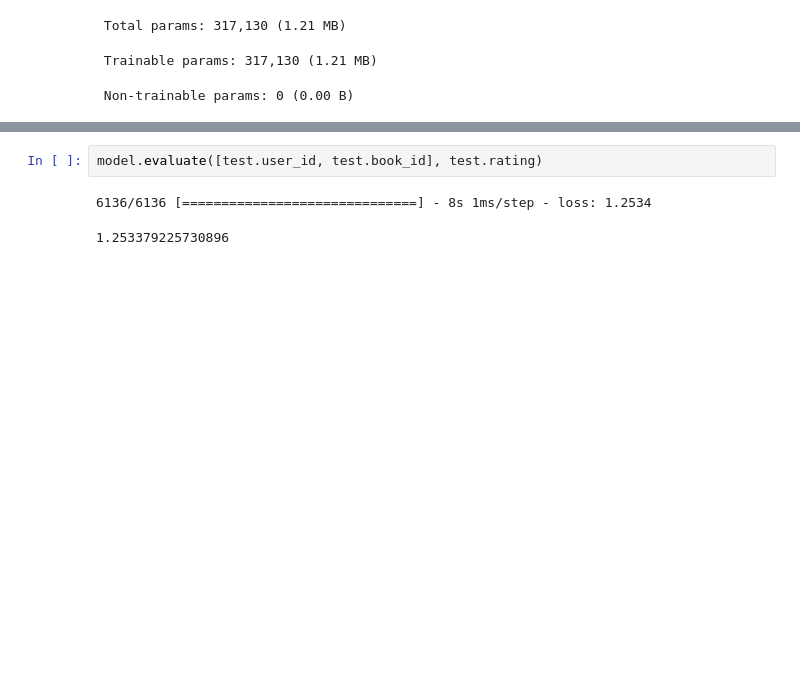
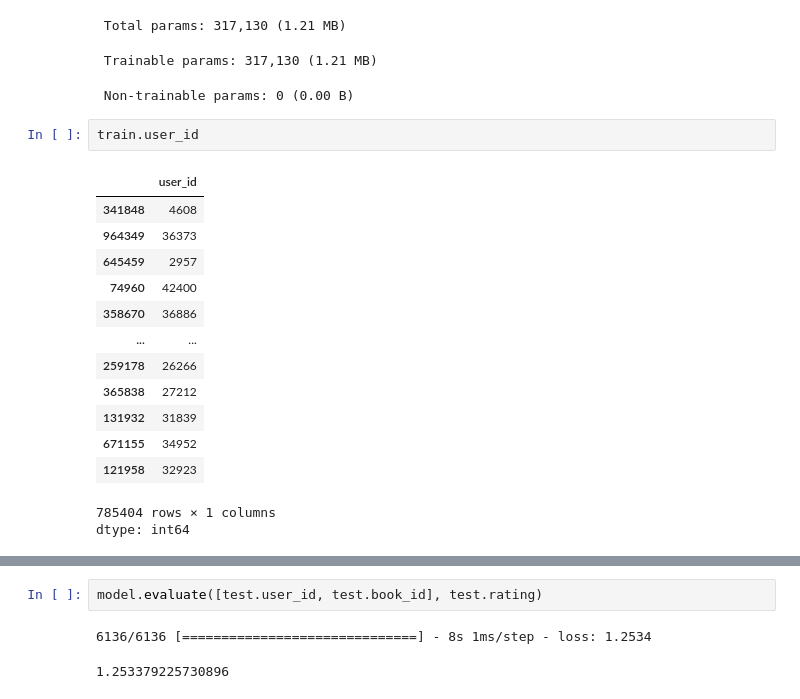
Before and after one commit to Aravinda89/collaborative_filtering, a Jupyter notebook: Recommendation_System_Books.ipynb, the cells around one changed output, grey strips where cells are left out. Saved outputs shown, nothing was run; the diff lists cells and outputs as text; blank space fills up the shorter version.

```diff
--- a/Recommendation_System_Books.ipynb
+++ b/Recommendation_System_Books.ipynb
@@ -158,3 +159,20 @@ Model: "functional"
  Total params: 317,130 (1.21 MB)
  Trainable params: 317,130 (1.21 MB)
  Non-trainable params: 0 (0.00 B)
+# %%
+train.user_id
+# %% [output]
+|  | user_id |
+| 341848 | 4608 |
+| 964349 | 36373 |
+| 645459 | 2957 |
+| 74960 | 42400 |
+| 358670 | 36886 |
+| ... | ... |
+| 259178 | 26266 |
+| 365838 | 27212 |
+| 131932 | 31839 |
+| 671155 | 34952 |
+| 121958 | 32923 |
+785404 rows × 1 columns
+dtype: int64
```
Also changed, not shown: parts of 6 cells of this notebook.
